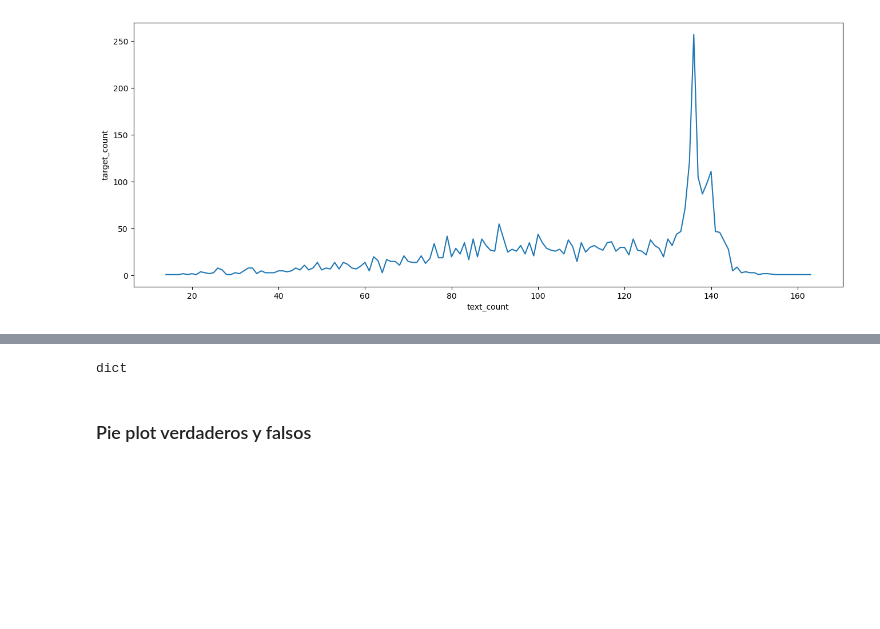
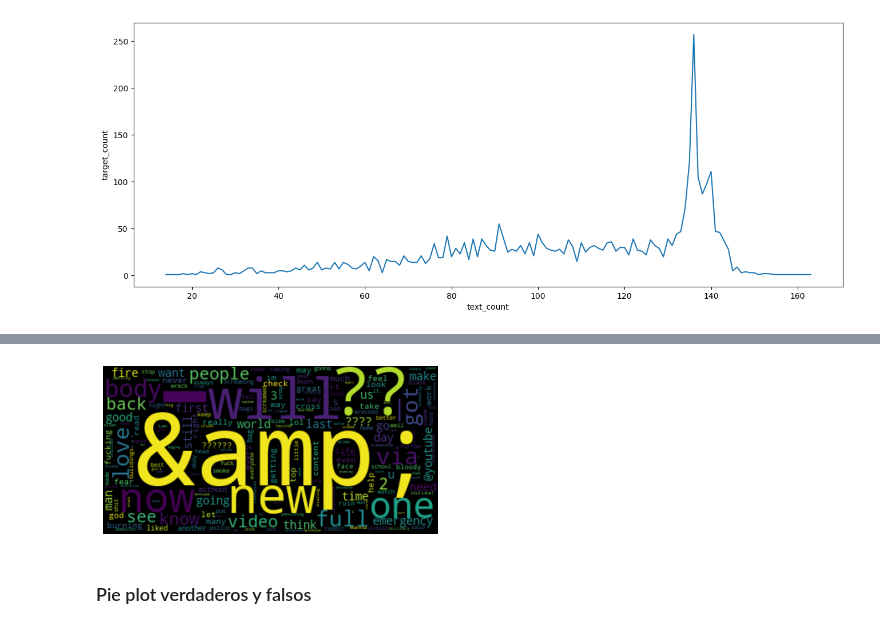
Before and after one commit to csulak/python-jupyter, a Jupyter notebook: ejercicio-twitter/ejercicio-twitter.ipynb, the cells around one changed output, grey strips where cells are left out. Drawn from its saved outputs; the diff is of its cells as text; code cells hidden in the pictures; blank space fills up the shorter version.

```diff
--- a/ejercicio-twitter/ejercicio-twitter.ipynb
+++ b/ejercicio-twitter/ejercicio-twitter.ipynb
@@ -325,0 +325,19 @@ plt.show()
+# %%
+words_array = train_df[(train_df['target']==0)]['text'].str.lower()\
+.map(lambda x: x.split())\
+.apply(pd.Series).unstack().reset_index(drop=True)\
+.dropna().values
+
+words_df_grouped_falses = pd.DataFrame({'word': words_array})\
+.groupby(['word']).agg({'word': ['count']})
+# %%
+level0=words_df_grouped_falses.columns.get_level_values(0)
+
+level1=words_df_grouped_falses.columns.get_level_values(1)
+
+words_df_grouped_falses.columns = level0 + '_' + level1
+# %%
+words_df_grouped_falses=words_df_grouped_falses.reset_index()
+# %%
+#filtro STOPWORDS
+words_df_grouped_falses_without_STOPWORDS = words_df_grouped_falses[~words_df_grouped_falses.word.isin(STOPWORDS)]
@@ -326,17 +353,18 @@ plt.show()
 # %%
 d = {}
-for a, x in words_df_grouped.values:
+for a, x in words_df_grouped_falses_without_STOPWORDS.values:
     d[a] = x
 
-stop_words = ["https", "co", "RT"]
-wordcloud = WordCloud(stopwords= stop_words)
+
+
+wordcloud = WordCloud()
 wordcloud.generate_from_frequencies(frequencies=d)
 plt.figure()
 plt.imshow(wordcloud, interpolation="bilinear")
 plt.axis("off")
 plt.show()
 # %% [output]
-dict
+[figure, added]
 # %% [markdown]
 ### Pie plot verdaderos y falsos
 # %%
```
Also changed, not shown: parts of 11 cells of this notebook.
